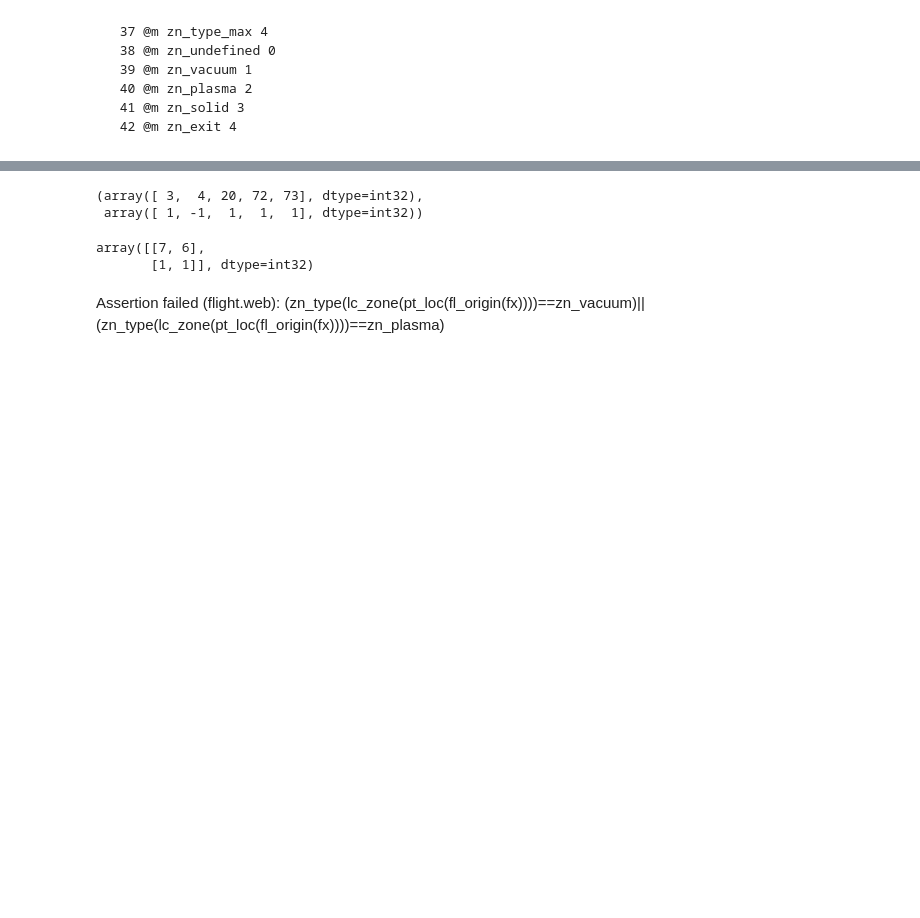
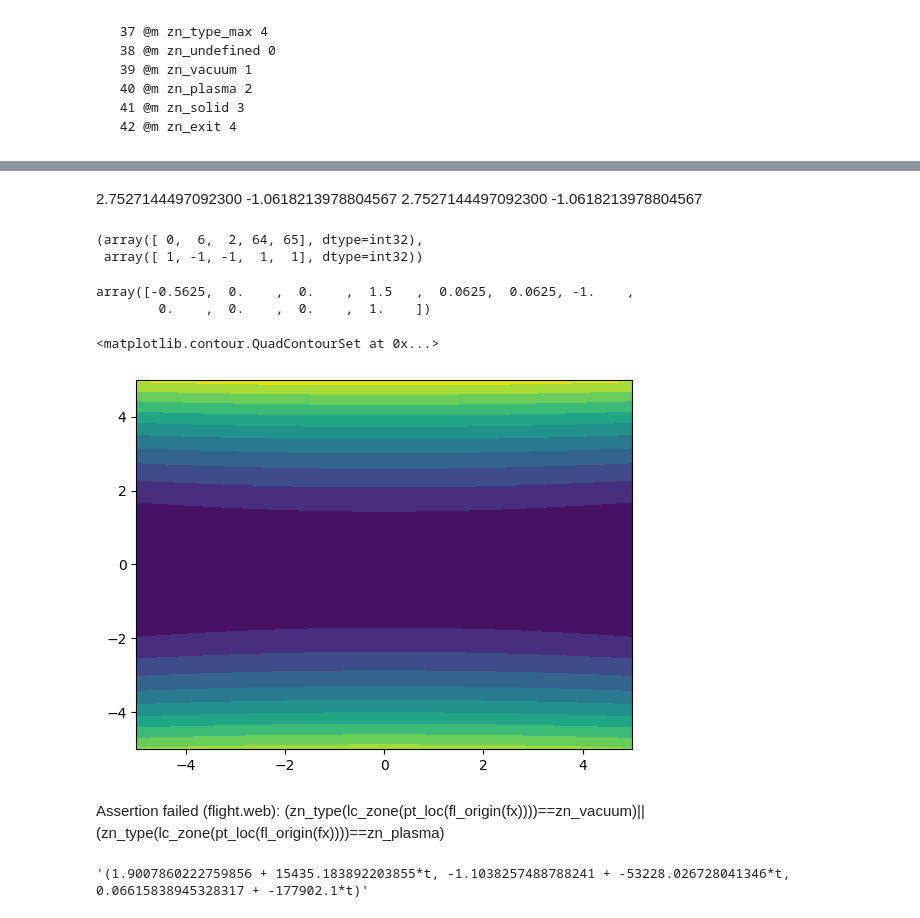
Before and after one commit to Fuad-HH/Degas2-Geom-Debug, a Jupyter notebook: compare_nc_meshes.ipynb, the cells around one changed output, grey strips where cells are left out. Cells and saved outputs as stored; diff of their text form; code cells hidden in the pictures; blank space fills up the shorter version.

```diff
--- a/compare_nc_meshes.ipynb
+++ b/compare_nc_meshes.ipynb
@@ -154,12 +143,37 @@ plt.show()
+# %% [markdown]
+2.7527144497092300       -1.0618213978804567
+2.7527144497092300       -1.0618213978804567
 # %%
-get_cell_boundaries(6, cells, boundaries)
+get_cell_boundaries(2, cells, boundaries)
 # %% [output]
-(array([ 3,  4, 20, 72, 73], dtype=int32),
- array([ 1, -1,  1,  1,  1], dtype=int32))
+(array([ 0,  6,  2, 64, 65], dtype=int32),
+ array([ 1, -1, -1,  1,  1], dtype=int32))
 # %%
-surfaces[3][]
+surface_coeffs[29]
 # %% [output]
-array([[7, 6],
-       [1, 1]], dtype=int32)
+array([-0.5625,  0.    ,  0.    ,  1.5   ,  0.0625,  0.0625, -1.    ,
+        0.    ,  0.    ,  0.    ,  1.    ])
+# %%
+x_vals = np.linspace(-5, 5, 500)
+z_vals = np.linspace(-5, 5, 500)
+
+# plot the implicit contour where the quadric evaluates to zero
+X, Z = np.meshgrid(x_vals, z_vals)
+Y = np.zeros_like(X)
+F = np.zeros_like(X)
+for i in range(len(x_vals)):
+    for j in range(len(z_vals)):
+        point = (X[i,j], Y[i,j], Z[i,j])
+        F[i,j] = abs(evaluate_dg2_quadric(surface_coeffs[20], point))
+
+# Fill the region based on sign if provided
+plt.contourf(X, Z, F, levels=10)
+# %% [output]
+<matplotlib.contour.QuadContourSet at 0x...>
+[figure, added]
 # %% [markdown]
 Assertion failed (flight.web): (zn_type(lc_zone(pt_loc(fl_origin(fx))))==zn_vacuum)||(zn_type(lc_zone(pt_loc(fl_origin(fx))))==zn_plasma)
+# %%
+origin_velocity_to_desmos_equation("1.9007860222759856       -1.1038257488788241        6.6158389453283173E-002   15435.183892203855       -53228.026728041346       -177902.10      936220086")
+# %% [output]
+'(1.9007860222759856 + 15435.183892203855*t, -1.1038257488788241 + -53228.026728041346*t, 0.06615838945328317 + -177902.1*t)'
```
Also changed, not shown: parts of 2 cells of this notebook, 2 other files.
